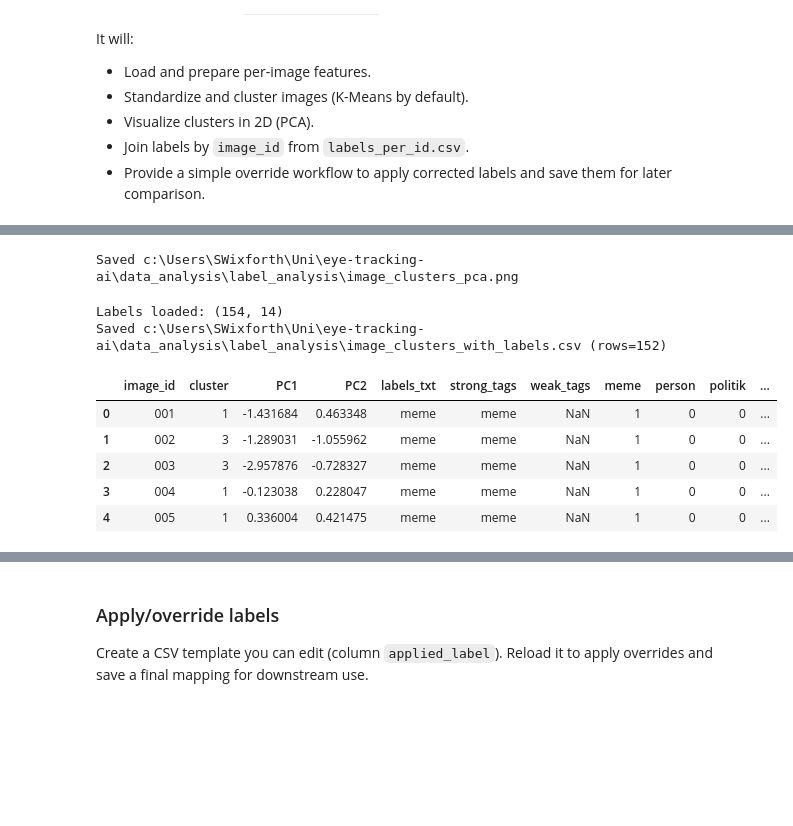
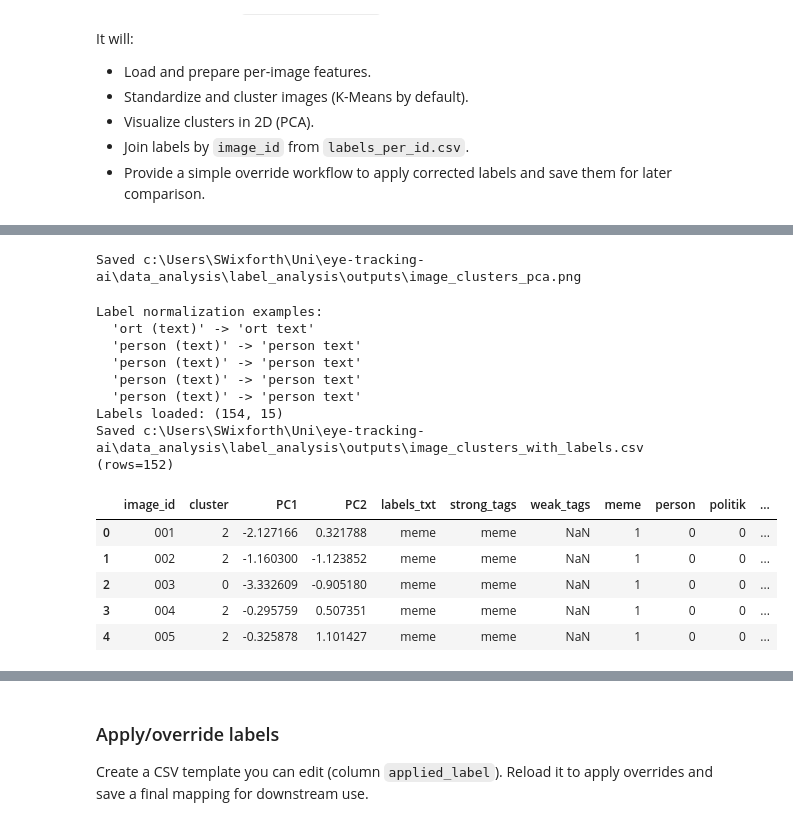
Before and after one commit to clabama/eye-tracking-ai, a Jupyter notebook: data_analysis/label_analysis/image_clustering.ipynb, the cells around one changed output, grey strips where cells are left out. Drawn from its saved outputs; the diff is of its cells as text; code cells hidden in the pictures; blank space fills up the shorter version.

```diff
--- a/data_analysis/label_analysis/image_clustering.ipynb
+++ b/data_analysis/label_analysis/image_clustering.ipynb
@@ -21,6 +21,9 @@ from sklearn.preprocessing import StandardScaler, normalize as sk_normalize
 from sklearn.decomposition import PCA
 from sklearn.cluster import KMeans
 from sklearn.metrics import silhouette_score
+from collections import defaultdict, Counter
+import networkx as nx
+from matplotlib.patches import FancyBboxPatch
 
 sns.set_context('talk')
 sns.set_style('whitegrid')
@@ -33,9 +36,9 @@ def find_project_root(start: Path):
 
 nb_dir = Path.cwd()
 project_root = find_project_root(nb_dir)
-summary_csv = project_root / 'data_analysis' / 'descriptive_analysis' / 'per_image_descriptive_summary.csv'
+summary_csv = project_root / 'data_analysis' / 'descriptive_analysis' / 'per_image_descriptive_summary_pretty.csv'
 labels_csv = project_root / 'labels_per_id.csv'
-out_dir = project_root / 'data_analysis' / 'label_analysis'
+out_dir = project_root / 'data_analysis' / 'label_analysis' / 'outputs'
 out_dir.mkdir(parents=True, exist_ok=True)
 
 print(f'Project root: {project_root}')
@@ -56,7 +56,7 @@ df = pd.read_csv(summary_csv)
 if 'image_id' in df.columns:
     df['image_id'] = df['image_id'].astype(str).str.extract(r'(\d+)').fillna('').iloc[:,0].str.zfill(3)
 else:
-    raise KeyError('image_id column not found in per_image_descriptive_summary.csv')
+    raise KeyError('image_id column not found in per_image_descriptive_summary_pretty.csv')
 print(df.shape)
 df.head()
 # %% [output]
@@ -71,7 +72,7 @@ df.head()
 # Feature selection and preprocessing
 # Pick numeric columns automatically, exclude obvious identifiers
 num_cols = df.select_dtypes(include=[np.number]).columns.tolist()
-exclude = {'image_id'}
+exclude = {'image_id', }
 feature_cols = [c for c in num_cols if c not in exclude]
 if not feature_cols:
     raise ValueError('No numeric feature columns found for clustering.')
@@ -130,52 +249,87 @@ Saved centroids -> c:\Users\SWixforth\Uni\eye-tracking-ai\data_analysis\label_an
 # %%
 # PCA scatter colored by cluster
-plt.figure(figsize=(7,6))
-sns.scatterplot(x=Z[:,0], y=Z[:,1], hue=clusters, palette='tab10', s=50, edgecolor='none')
+plt.figure(figsize=(8,6))
+sns.scatterplot(x=Z[:,0], y=Z[:,1], hue=clusters, palette='tab10', s=60, edgecolor='white', linewidth=0.5)
 for i, img in enumerate(df['image_id']):
-    plt.text(Z[i,0], Z[i,1], img, fontsize=8, alpha=0.7)
-plt.title('Images clustered (PCA 2D)')
-plt.xlabel('PC1')
-plt.ylabel('PC2')
+    plt.text(Z[i,0], Z[i,1], img, fontsize=7, alpha=0.8, ha='center', va='center')
+plt.title(f'Images clustered (k={chosen_k}, silhouette={final_sil:.3f})\nPCA 2D projection')
+plt.xlabel(f'PC1 ({pca.explained_variance_ratio_[0]:.1%} variance)')
+plt.ylabel(f'PC2 ({pca.explained_variance_ratio_[1]:.1%} variance)')
 plt.legend(title='cluster', bbox_to_anchor=(1.02, 1), loc='upper left')
 plt.tight_layout()
 pca_png = out_dir / 'image_clusters_pca.png'
-plt.savefig(pca_png, dpi=150)
+plt.savefig(pca_png, dpi=150, bbox_inches='tight')
 plt.close()
 print(f'Saved {pca_png}')
 # %% [output]
-Saved c:\Users\SWixforth\Uni\eye-tracking-ai\data_analysis\label_analysis\image_clusters_pca.png
+Saved c:\Users\SWixforth\Uni\eye-tracking-ai\data_analysis\label_analysis\outputs\image_clusters_pca.png
 # %%
 # Join labels_per_id.csv by image_id
 labels_df = None
 if labels_csv.exists():
     labels_df = pd.read_csv(labels_csv)
     if 'image_id' in labels_df.columns:
         labels_df['image_id'] = labels_df['image_id'].astype(str).str.extract(r'(\d+)').fillna('').iloc[:,0].str.zfill(3)
     else:
         for c in ['id','image','img_id']:
             if c in labels_df.columns:
                 labels_df['image_id'] = labels_df[c].astype(str).str.extract(r'(\d+)').fillna('').iloc[:,0].str.zfill(3)
                 break
+
+    # Normalize labels: remove parentheses from low-weight tags for better overview
+    # Convert "meme text (politik)" -> "meme text politik", "person (text)" -> "person text", etc.
+    if 'labels_txt' in labels_df.columns:
+        labels_df['labels_txt_normalized'] = labels_df['labels_txt'].str.replace(r'\s*\([^)]+\)', '', regex=True)
+        labels_df['labels_txt_normalized'] = labels_df['labels_txt_normalized'].str.replace(r'\([^)]+\)\s*', '', regex=True)
+        # Clean up extra spaces and rebuild with consistent format
+        def normalize_label(label):
+            if pd.isna(label):
+                return label
+            # Extract individual components
+            parts = []
+            # Remove parentheses and split by common separators
+            clean_label = str(label).replace('(', ' ').replace(')', ' ')
+            for part in clean_label.replace(',', ' ').split():
+                part = part.strip()
+                if part and part not in parts:
+                    parts.append(part)
+            return ' '.join(sorted(parts)) if parts else label
+
+        labels_df['labels_txt_normalized'] = labels_df['labels_txt'].apply(normalize_label)
+        print(f"Label normalization examples:")
+        examples = labels_df[labels_df['labels_txt'] != labels_df['labels_txt_normalized']][['labels_txt', 'labels_txt_normalized']].head(5)
+        if not examples.empty:
+            for _, row in examples.iterrows():
+                print(f"  '{row['labels_txt']}' -> '{row['labels_txt_normalized']}'")
+        else:
+            print("  No changes needed (no parentheses found)")
+
     print(f'Labels loaded: {labels_df.shape if labels_df is not None else None}')
 else:
     print('labels_per_id.csv not found; continuing without label join')
 
 merged = cluster_df.copy()
 if labels_df is not None:
     merged = merged.merge(labels_df, on='image_id', how='left')
 merged_out = out_dir / 'image_clusters_with_labels.csv'
 merged.to_csv(merged_out, index=False)
 print(f'Saved {merged_out} (rows={len(merged)})')
 merged.head()
 # %% [output]
-Labels loaded: (154, 14)
-Saved c:\Users\SWixforth\Uni\eye-tracking-ai\data_analysis\label_analysis\image_clusters_with_labels.csv (rows=152)
+Label normalization examples:
+  'ort (text)' -> 'ort text'
+  'person (text)' -> 'person text'
+  'person (text)' -> 'person text'
+  'person (text)' -> 'person text'
+  'person (text)' -> 'person text'
+Labels loaded: (154, 15)
+Saved c:\Users\SWixforth\Uni\eye-tracking-ai\data_analysis\label_analysis\outputs\image_clusters_with_labels.csv (rows=152)
 |  | image_id | cluster | PC1 | PC2 | labels_txt | strong_tags | weak_tags | meme | person | politik | ... |
-| 0 | 001 | 1 | -1.431684 | 0.463348 | meme | meme | NaN | 1 | 0 | 0 | ... |
-| 1 | 002 | 3 | -1.289031 | -1.055962 | meme | meme | NaN | 1 | 0 | 0 | ... |
-| 2 | 003 | 3 | -2.957876 | -0.728327 | meme | meme | NaN | 1 | 0 | 0 | ... |
-| 3 | 004 | 1 | -0.123038 | 0.228047 | meme | meme | NaN | 1 | 0 | 0 | ... |
-| 4 | 005 | 1 | 0.336004 | 0.421475 | meme | meme | NaN | 1 | 0 | 0 | ... |
+| 0 | 001 | 2 | -2.127166 | 0.321788 | meme | meme | NaN | 1 | 0 | 0 | ... |
+| 1 | 002 | 2 | -1.160300 | -1.123852 | meme | meme | NaN | 1 | 0 | 0 | ... |
+| 2 | 003 | 0 | -3.332609 | -0.905180 | meme | meme | NaN | 1 | 0 | 0 | ... |
+| 3 | 004 | 2 | -0.295759 | 0.507351 | meme | meme | NaN | 1 | 0 | 0 | ... |
+| 4 | 005 | 2 | -0.325878 | 1.101427 | meme | meme | NaN | 1 | 0 | 0 | ... |
 # %%
 # Cluster vs label crosstab (if a label column is present)
 label_col_guess = None
```
Also changed, not shown: parts of 10 cells of this notebook, 18 other files.
